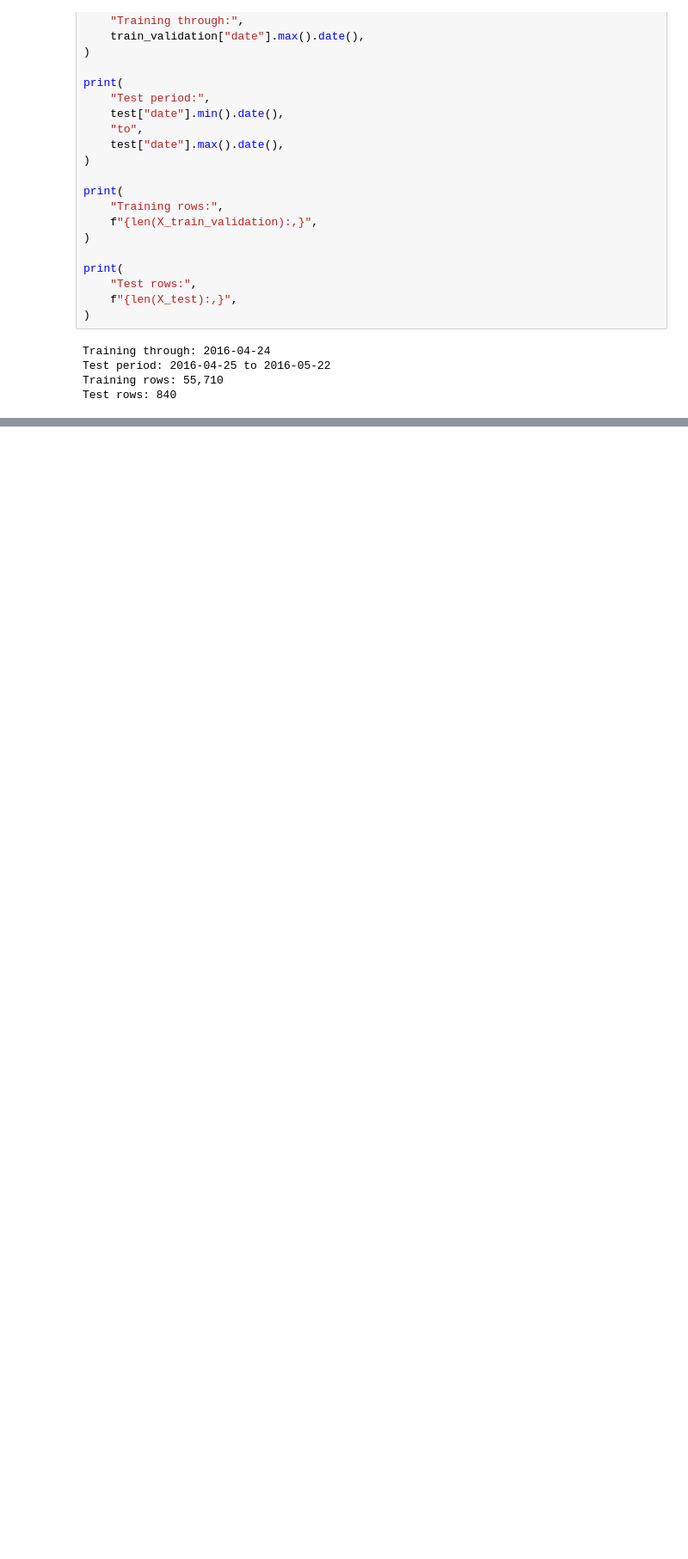
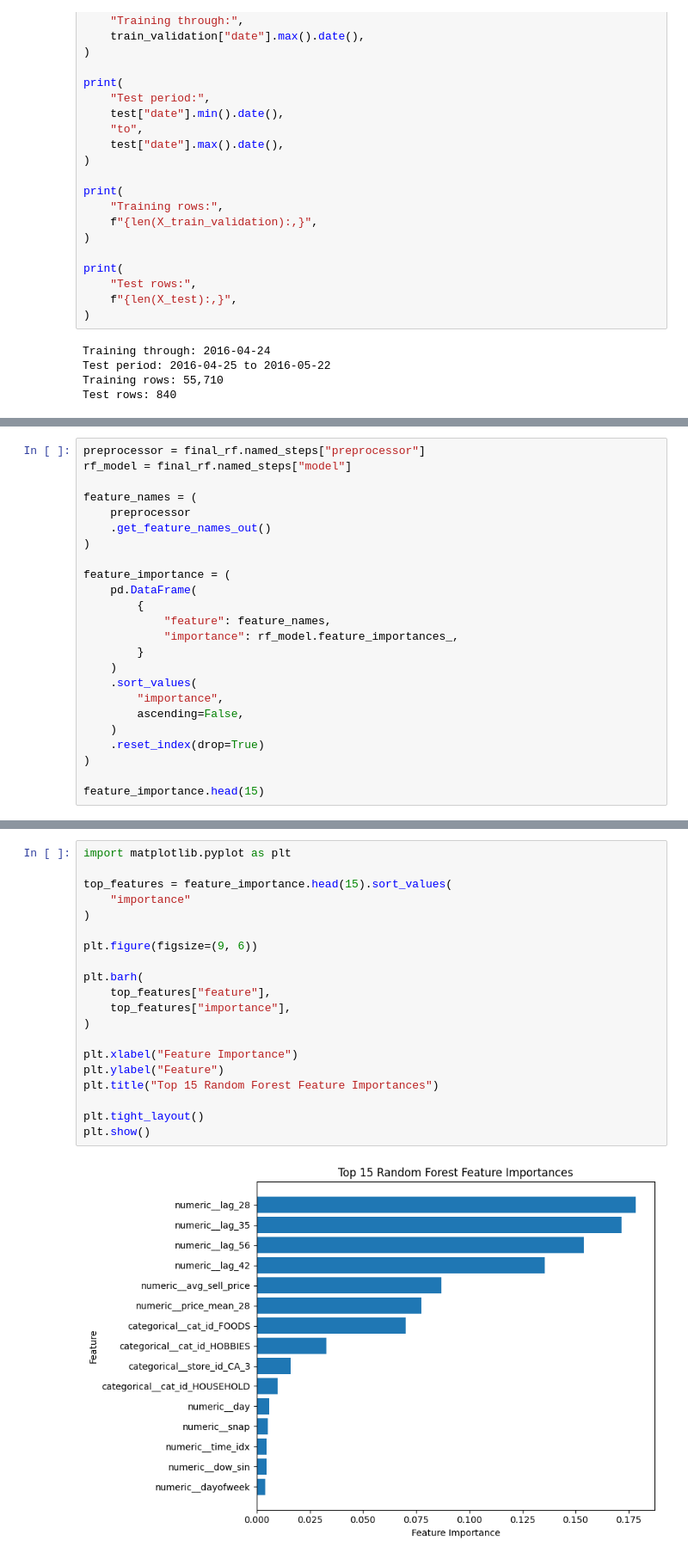
Before and after one commit to afsane-amiri/retail-demand-forecasting, a Jupyter notebook: notebooks/03_model_development.ipynb, the cells around one changed output, grey strips where cells are left out. Shown at 86% size. Drawn from its saved outputs; the diff is of its cells as text; blank space fills up the shorter version.

Commit message:
Add model training, MLflow tracking, and FastAPI serving

```diff
--- a/notebooks/03_model_development.ipynb
+++ b/notebooks/03_model_development.ipynb
@@ -1131,0 +1361,24 @@ Test rows: 840
+# %%
+preprocessor = final_rf.named_steps["preprocessor"]
+rf_model = final_rf.named_steps["model"]
+
+feature_names = (
+    preprocessor
+    .get_feature_names_out()
+)
+
+feature_importance = (
+    pd.DataFrame(
+        {
+            "feature": feature_names,
+            "importance": rf_model.feature_importances_,
+        }
+    )
+    .sort_values(
+        "importance",
+        ascending=False,
+    )
+    .reset_index(drop=True)
+)
+
+feature_importance.head(15)
@@ -1131,0 +1402,22 @@ Test rows: 840
+# %%
+import matplotlib.pyplot as plt
+
+top_features = feature_importance.head(15).sort_values(
+    "importance"
+)
+
+plt.figure(figsize=(9, 6))
+
+plt.barh(
+    top_features["feature"],
+    top_features["importance"],
+)
+
+plt.xlabel("Feature Importance")
+plt.ylabel("Feature")
+plt.title("Top 15 Random Forest Feature Importances")
+
+plt.tight_layout()
+plt.show()
+# %% [output]
+[figure, added]
```
Also changed, not shown: parts of 16 cells of this notebook, 9 other files.
